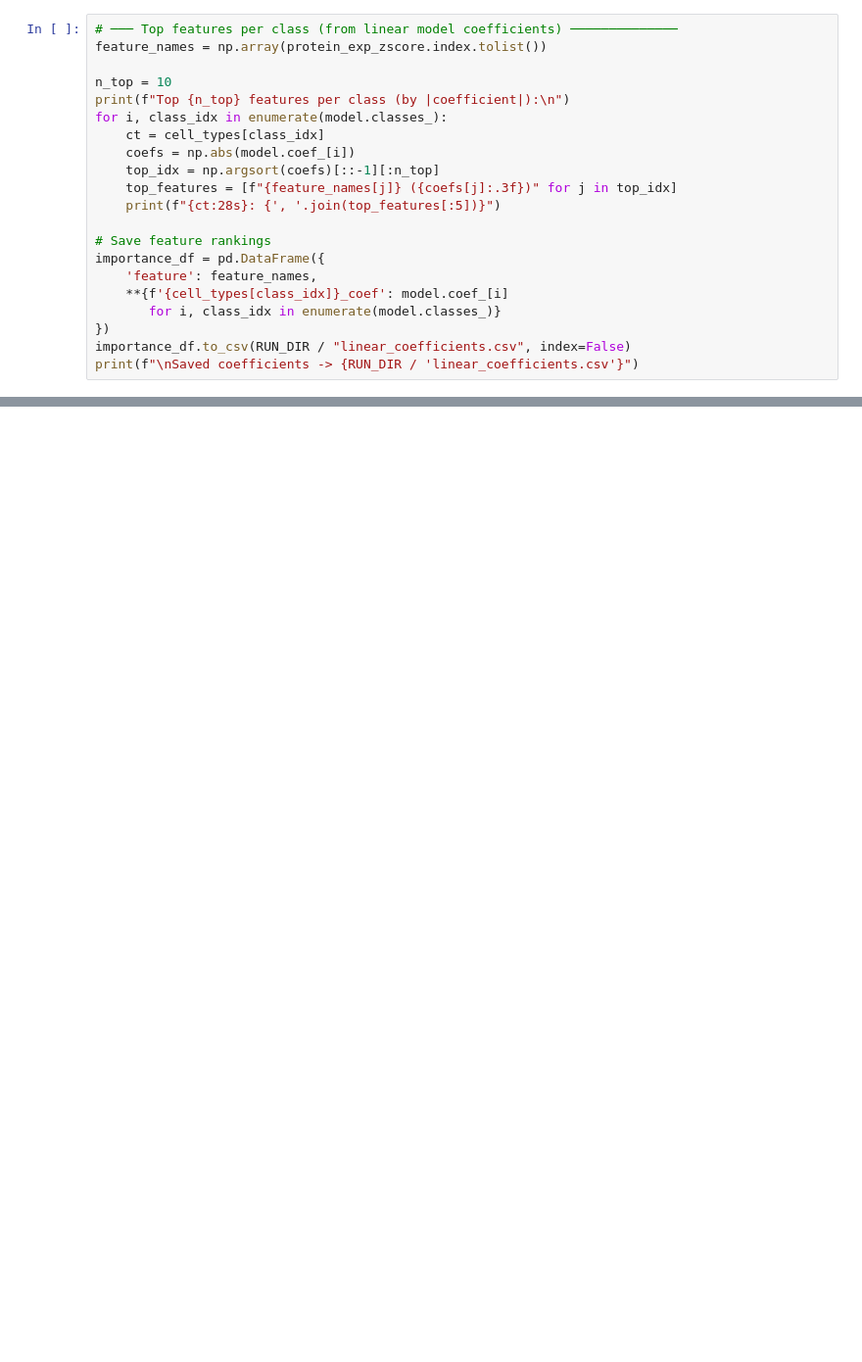
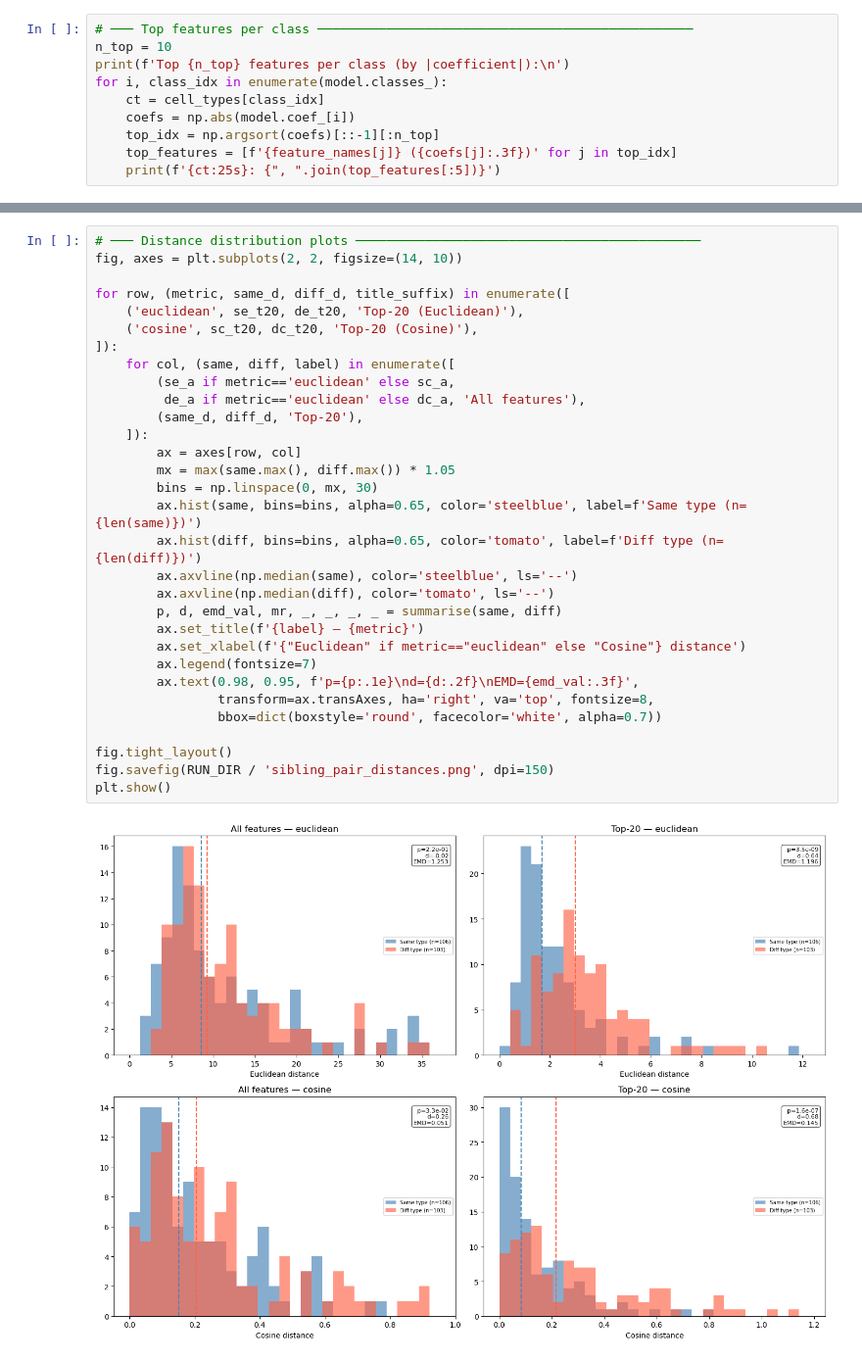
Before and after one commit to IcyFermion/embryogenesis, a Jupyter notebook: expression_embedding/elegans_protein_linear_baseline.ipynb, the cells around one changed output, grey strips where cells are left out. Shown at 98% size. Drawn from its saved outputs; the diff is of its cells as text; blank space fills up the shorter version.

```diff
--- a/expression_embedding/elegans_protein_linear_baseline.ipynb
+++ b/expression_embedding/elegans_protein_linear_baseline.ipynb
@@ -332,24 +323,13 @@ Class                              Acc     n
 # %%
-# ─── Top features per class (from linear model coefficients) ──────────────
-feature_names = np.array(protein_exp_zscore.index.tolist())
-
+# ─── Top features per class ─────────────────────────────────────────────────
 n_top = 10
-print(f"Top {n_top} features per class (by |coefficient|):\n")
+print(f'Top {n_top} features per class (by |coefficient|):\n')
 for i, class_idx in enumerate(model.classes_):
     ct = cell_types[class_idx]
     coefs = np.abs(model.coef_[i])
     top_idx = np.argsort(coefs)[::-1][:n_top]
-    top_features = [f"{feature_names[j]} ({coefs[j]:.3f})" for j in top_idx]
-    print(f"{ct:28s}: {', '.join(top_features[:5])}")
-
-# Save feature rankings
-importance_df = pd.DataFrame({
-    'feature': feature_names,
-    **{f'{cell_types[class_idx]}_coef': model.coef_[i]
-       for i, class_idx in enumerate(model.classes_)}
-})
-importance_df.to_csv(RUN_DIR / "linear_coefficients.csv", index=False)
-print(f"\nSaved coefficients -> {RUN_DIR / 'linear_coefficients.csv'}")
+    top_features = [f'{feature_names[j]} ({coefs[j]:.3f})' for j in top_idx]
+    print(f'{ct:25s}: {", ".join(top_features[:5])}')
 # %% [output]
 Top 10 features per class (by |coefficient|):
 
@@ -587,0 +944,33 @@ Interpretation: the top-20 selected features DO significantly separate same-type
+# %%
+# ─── Distance distribution plots ─────────────────────────────────────────────
+fig, axes = plt.subplots(2, 2, figsize=(14, 10))
+
+for row, (metric, same_d, diff_d, title_suffix) in enumerate([
+    ('euclidean', se_t20, de_t20, 'Top-20 (Euclidean)'),
+    ('cosine', sc_t20, dc_t20, 'Top-20 (Cosine)'),
+]):
+    for col, (same, diff, label) in enumerate([
+        (se_a if metric=='euclidean' else sc_a,
+         de_a if metric=='euclidean' else dc_a, 'All features'),
+        (same_d, diff_d, 'Top-20'),
+    ]):
+        ax = axes[row, col]
+        mx = max(same.max(), diff.max()) * 1.05
+        bins = np.linspace(0, mx, 30)
+        ax.hist(same, bins=bins, alpha=0.65, color='steelblue', label=f'Same type (n={len(same)})')
+        ax.hist(diff, bins=bins, alpha=0.65, color='tomato', label=f'Diff type (n={len(diff)})')
+        ax.axvline(np.median(same), color='steelblue', ls='--')
+        ax.axvline(np.median(diff), color='tomato', ls='--')
+        p, d, emd_val, mr, _, _, _, _ = summarise(same, diff)
+        ax.set_title(f'{label} — {metric}')
+        ax.set_xlabel(f'{"Euclidean" if metric=="euclidean" else "Cosine"} distance')
+        ax.legend(fontsize=7)
+        ax.text(0.98, 0.95, f'p={p:.1e}\nd={d:.2f}\nEMD={emd_val:.3f}',
+                transform=ax.transAxes, ha='right', va='top', fontsize=8,
+                bbox=dict(boxstyle='round', facecolor='white', alpha=0.7))
+
+fig.tight_layout()
+fig.savefig(RUN_DIR / 'sibling_pair_distances.png', dpi=150)
+plt.show()
+# %% [output]
+[figure, added]
```
Also changed, not shown: parts of 34 cells of this notebook, 3 other files.
